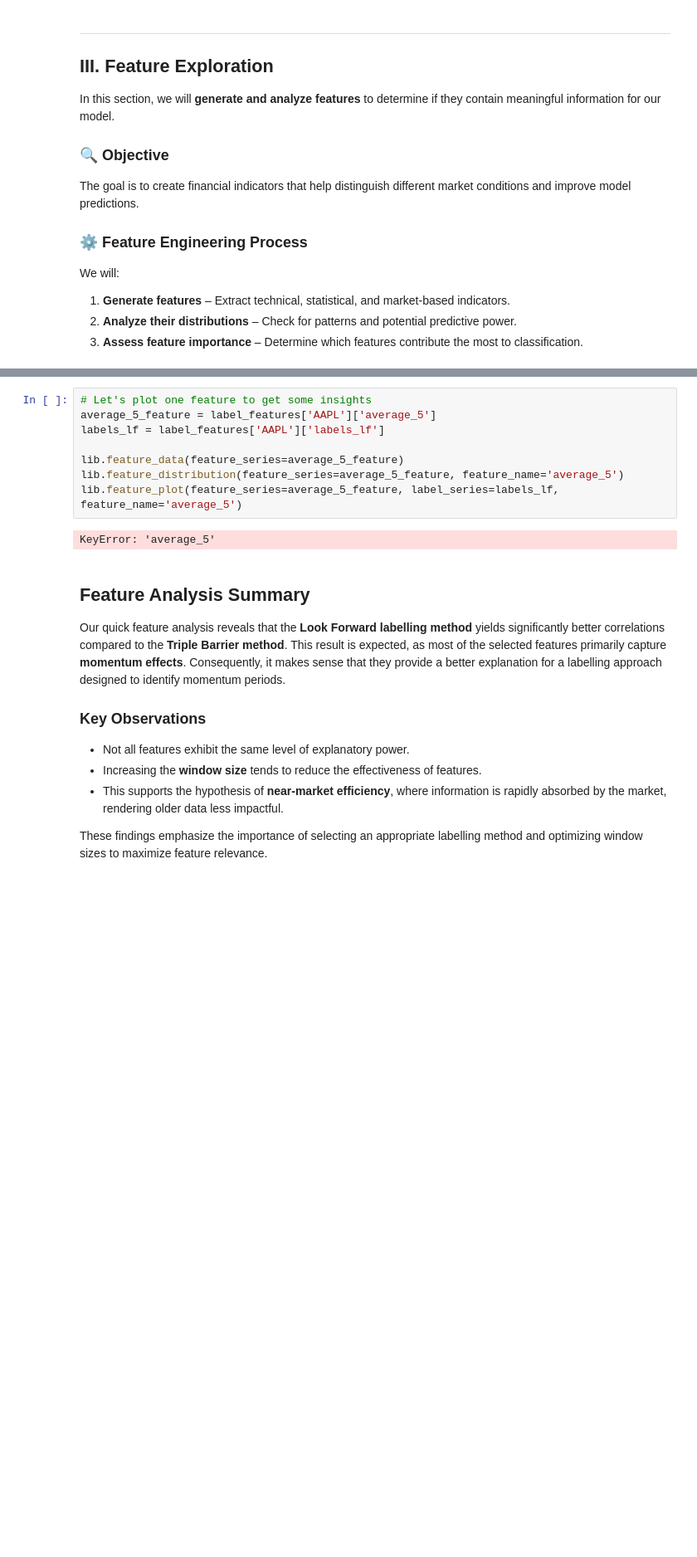
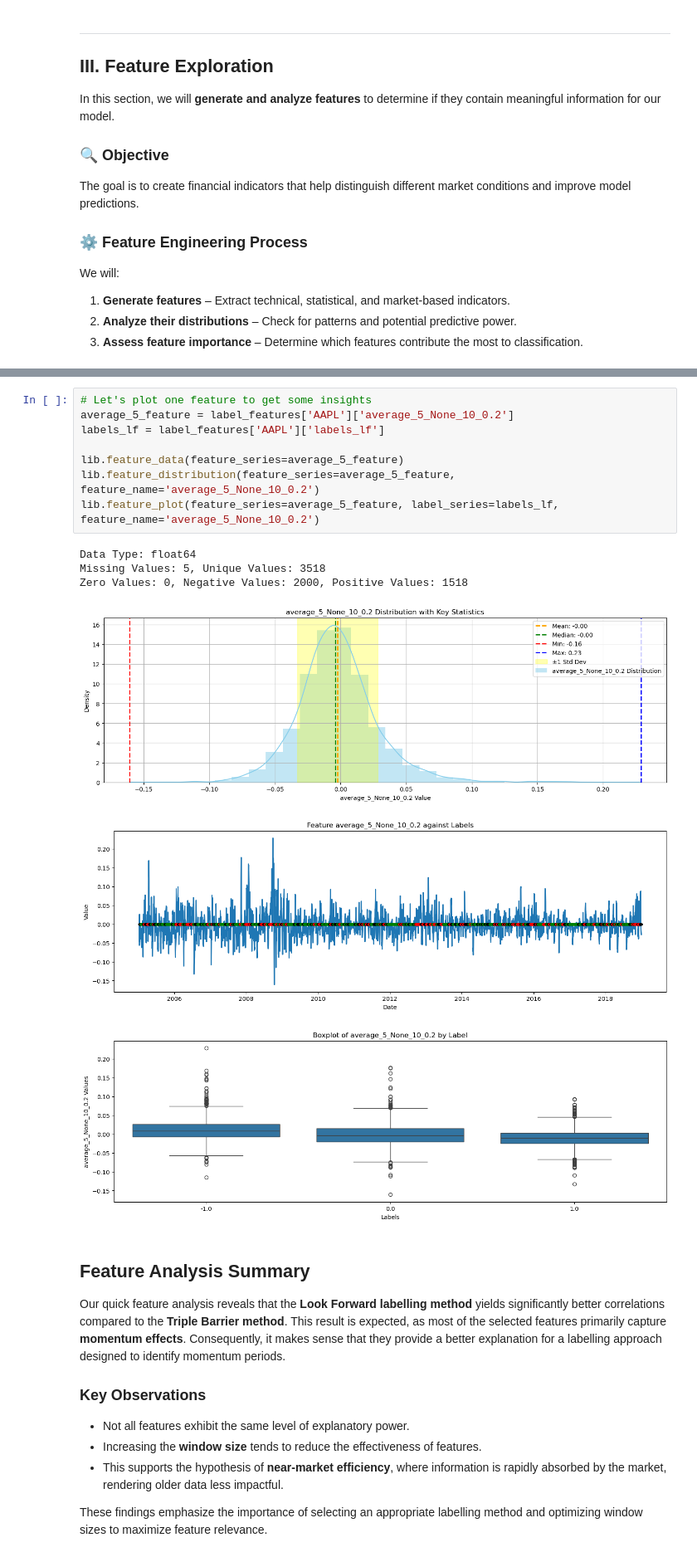
Before and after one commit to Cheval-Paresseux/ChevalParesseux-lib, a Jupyter notebook: notebooks/MachineLearning.ipynb, the cells around one changed output, grey strips where cells are left out. Shown at 83% size. Drawn from its saved outputs; the diff is of its cells as text; blank space fills up the shorter version.

```diff
--- a/notebooks/MachineLearning.ipynb
+++ b/notebooks/MachineLearning.ipynb
@@ -269,13 +247,18 @@ Correlation Matrix of Labels-Features on A
 # %%
 # Let's plot one feature to get some insights
-average_5_feature = label_features['AAPL']['average_5']
+average_5_feature = label_features['AAPL']['average_5_None_10_0.2']
 labels_lf = label_features['AAPL']['labels_lf']
 
 lib.feature_data(feature_series=average_5_feature)
-lib.feature_distribution(feature_series=average_5_feature, feature_name='average_5')
-lib.feature_plot(feature_series=average_5_feature, label_series=labels_lf, feature_name='average_5')
+lib.feature_distribution(feature_series=average_5_feature, feature_name='average_5_None_10_0.2')
+lib.feature_plot(feature_series=average_5_feature, label_series=labels_lf, feature_name='average_5_None_10_0.2')
 # %% [output]
-KeyError: 'average_5'
+Data Type: float64
+Missing Values: 5, Unique Values: 3518
+Zero Values: 0, Negative Values: 2000, Positive Values: 1518
+[figure, added]
+[figure, added]
+[figure, added]
 # %% [markdown]
 ## **Feature Analysis Summary**
 
```
Also changed, not shown: parts of 12 cells of this notebook, 13 other files.
